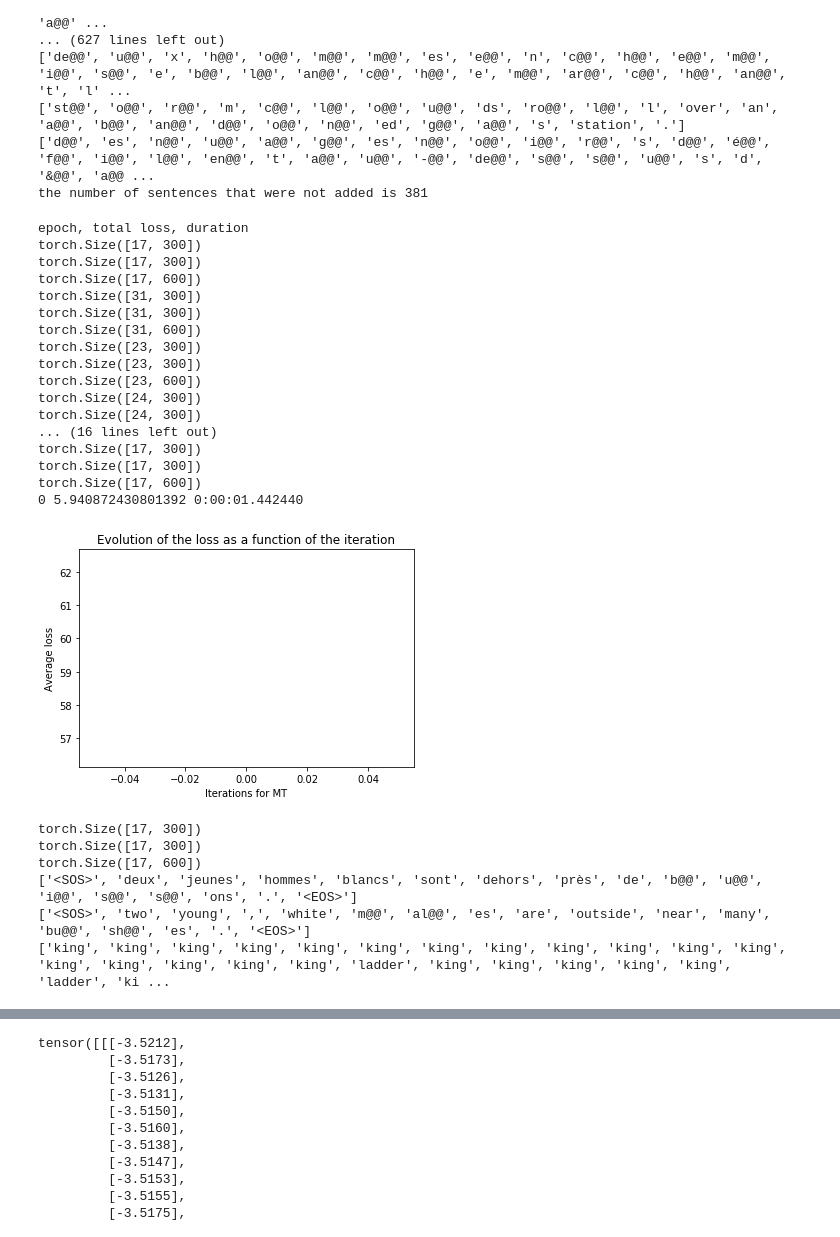
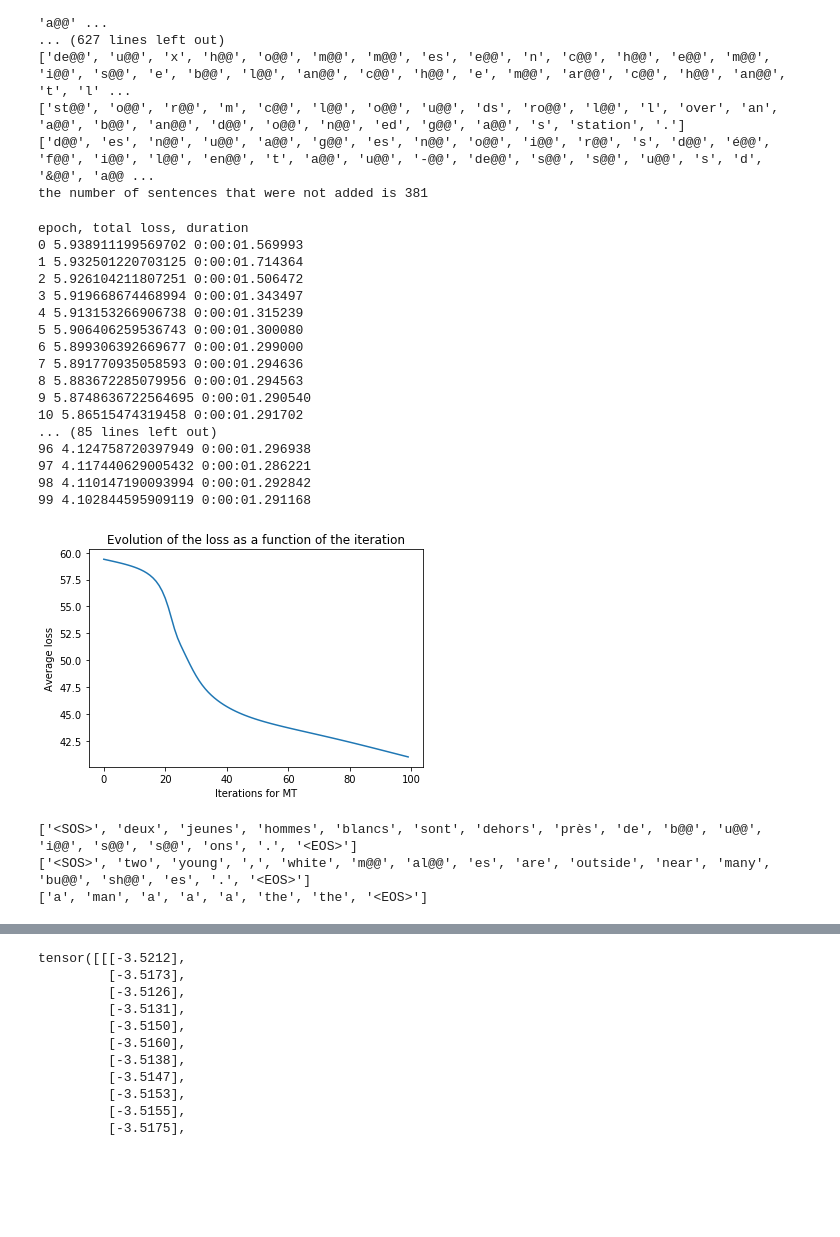
Before and after one commit to ecekt/NLP2-LAB2, a Jupyter notebook: NLP2-lab2.ipynb, the cells around one changed output, grey strips where cells are left out. Drawn from its saved outputs; the diff is of its cells as text; code cells hidden in the pictures; blank space fills up the shorter version.

```diff
--- a/NLP2-lab2.ipynb
+++ b/NLP2-lab2.ipynb
@@ -440,8 +456,8 @@ class Decoder(nn.Module):
     def initHidden(self):
         return torch.zeros(1, 1, self.hidden_size, device=device)
 # %%
-epochs = 1
-learning_rate = 0.01
+epochs = 100
+learning_rate = 0.1
 w_embedding_dim = 300
 p_embedding_dim = 300
 dec_embedding_dim = 300
@@ -503,54 +519,51 @@ for e in range(epochs):
 
     print(e, total_loss/portion, now-then)
 
 
 with open('model_encoder' + str(portion) + '.pickle','wb') as file:
     pickle.dump(model_encoder,file)
 
 
 with open('model_decoder' + str(portion) + '.pickle','wb') as file:
     pickle.dump(model_decoder,file)
 
 iteration= list(range(len(losses)))
 
 plt.plot(iteration, losses)
 plt.xlabel("Iterations for MT")
 plt.ylabel('Average loss')
 plt.title('Evolution of the loss as a function of the iteration')
 plt.savefig("mt" + str(portion)+".png")
 plt.show()
 
 test_fr_sentence = corpus2id_fr[0]
 test_en_sentence = corpus2id_en[0]
 
 decoder_outputs, decoder_attentions = evaluate_test(model_encoder, model_decoder,test_fr_sentence, test_en_sentence)
 
 print(word_ids2string(test_fr_sentence, id2tokens_fr))
 print(word_ids2string(test_en_sentence, id2tokens_en))
 print(word_ids2string(decoder_outputs, id2tokens_en))
 # %% [output]
 epoch, total loss, duration
-torch.Size([17, 300])
-torch.Size([17, 300])
-torch.Size([17, 600])
-torch.Size([31, 300])
-torch.Size([31, 300])
-torch.Size([31, 600])
-torch.Size([23, 300])
-torch.Size([23, 300])
-torch.Size([23, 600])
-torch.Size([24, 300])
-torch.Size([24, 300])
-... (16 lines left out)
-torch.Size([17, 300])
-torch.Size([17, 300])
-torch.Size([17, 600])
-0 5.940872430801392 0:00:01.442440
+0 5.938911199569702 0:00:01.569993
+1 5.932501220703125 0:00:01.714364
+2 5.926104211807251 0:00:01.506472
+3 5.919668674468994 0:00:01.343497
+4 5.913153266906738 0:00:01.315239
+5 5.906406259536743 0:00:01.300080
+6 5.899306392669677 0:00:01.299000
+7 5.891770935058593 0:00:01.294636
+8 5.883672285079956 0:00:01.294563
+9 5.8748636722564695 0:00:01.290540
+10 5.86515474319458 0:00:01.291702
+... (85 lines left out)
+96 4.124758720397949 0:00:01.296938
+97 4.117440629005432 0:00:01.286221
+98 4.110147190093994 0:00:01.292842
+99 4.102844595909119 0:00:01.291168
-[figure, old version]
+[figure, new version]
-torch.Size([17, 300])
-torch.Size([17, 300])
-torch.Size([17, 600])
 ['<SOS>', 'deux', 'jeunes', 'hommes', 'blancs', 'sont', 'dehors', 'près', 'de', 'b@@', 'u@@', 'i@@', 's@@', 's@@', 'ons', '.', '<EOS>']
 ['<SOS>', 'two', 'young', ',', 'white', 'm@@', 'al@@', 'es', 'are', 'outside', 'near', 'many', 'bu@@', 'sh@@', 'es', '.', '<EOS>']
-['king', 'king', 'king', 'king', 'king', 'king', 'king', 'king', 'king', 'king', 'king', 'king', 'king', 'king', 'king', 'king', 'king', 'ladder', 'king', 'king', 'king', 'king', 'king', 'ladder', 'ki ...
+['a', 'man', 'a', 'a', 'a', 'the', 'the', '<EOS>']
 # %%
```
Also changed, not shown: parts of 2 cells of this notebook.
